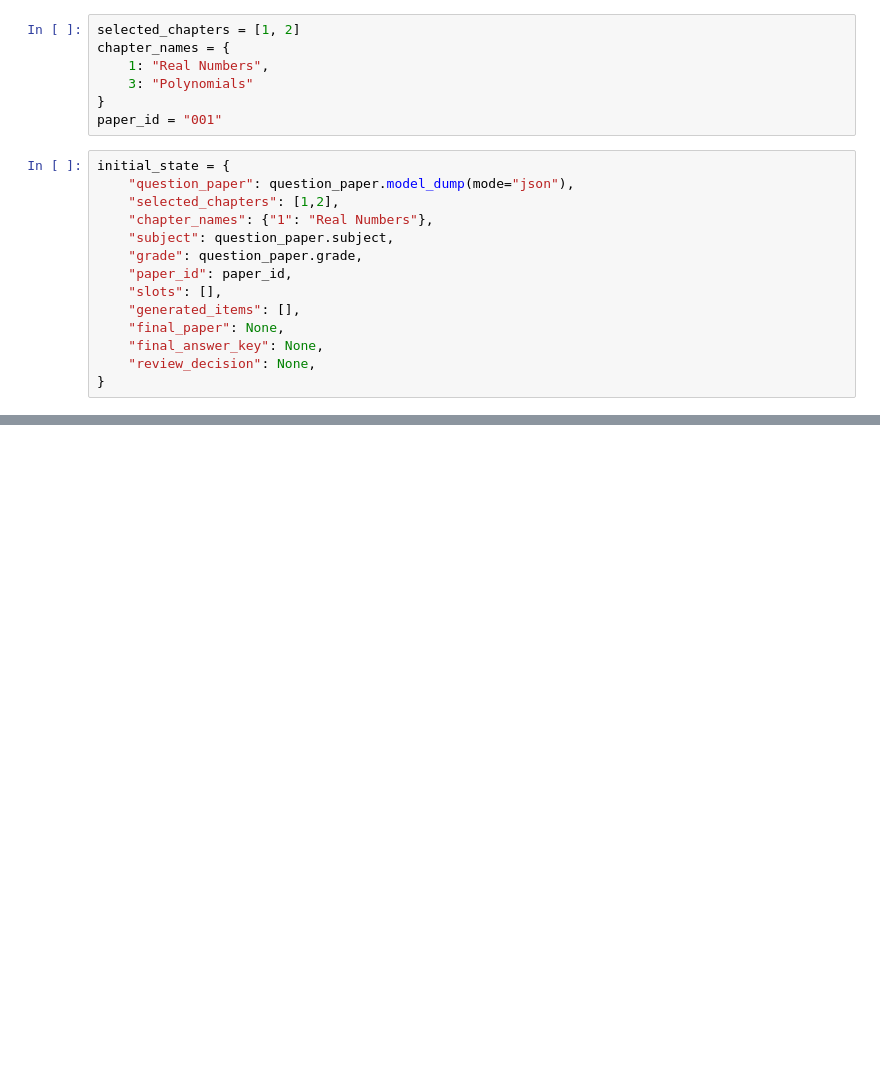
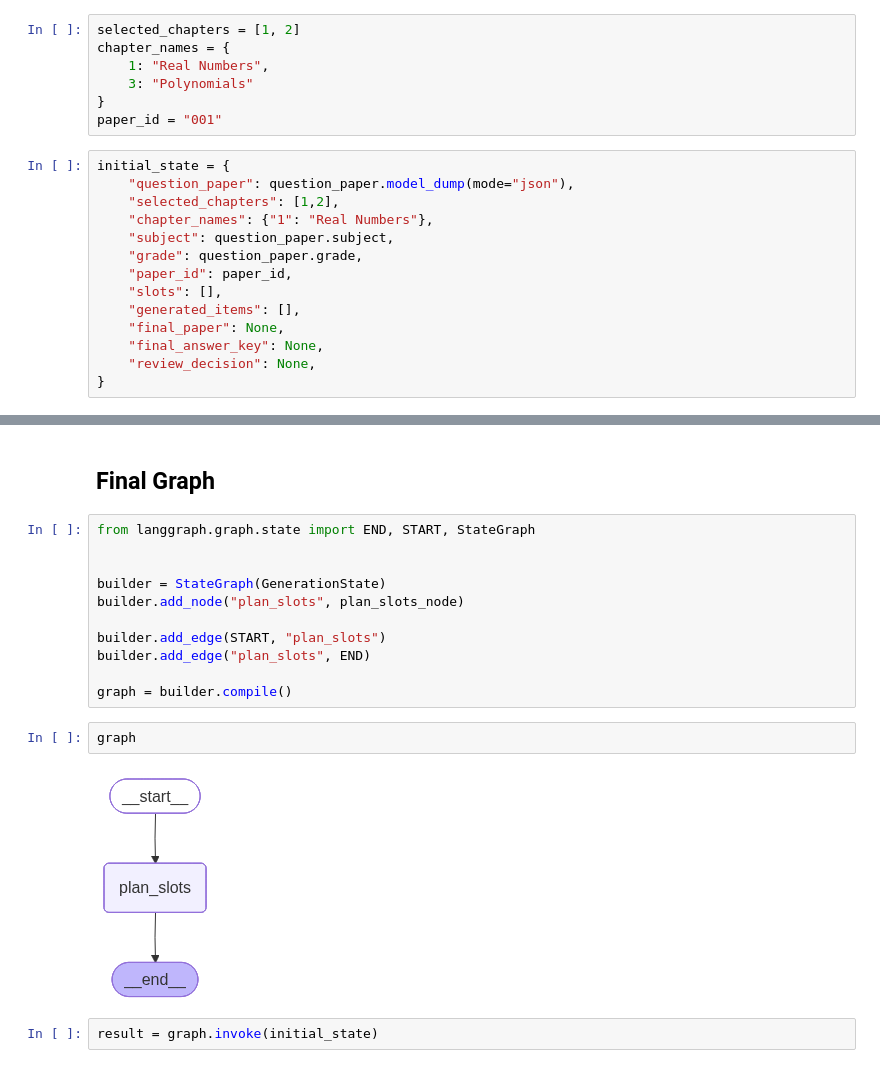
Before and after one commit to Yash-KK/paper-craft, a Jupyter notebook: notebooks/generation_graph.ipynb, the cells around one changed output, grey strips where cells are left out. Drawn from its saved outputs; the diff is of its cells as text; blank space fills up the shorter version.

Commit message:
slots node

```diff
--- a/notebooks/generation_graph.ipynb
+++ b/notebooks/generation_graph.ipynb
@@ -123,0 +230,19 @@ initial_state = {
+# %% [markdown]
+## Final Graph
+# %%
+from langgraph.graph.state import END, START, StateGraph
+
+
+builder = StateGraph(GenerationState)
+builder.add_node("plan_slots", plan_slots_node)
+
+builder.add_edge(START, "plan_slots")
+builder.add_edge("plan_slots", END)
+
+graph = builder.compile()
+# %%
+graph
+# %% [output]
+[figure, added]
+# %%
+result = graph.invoke(initial_state)
```
Also changed, not shown: parts of 4 cells of this notebook, 1 other file.
